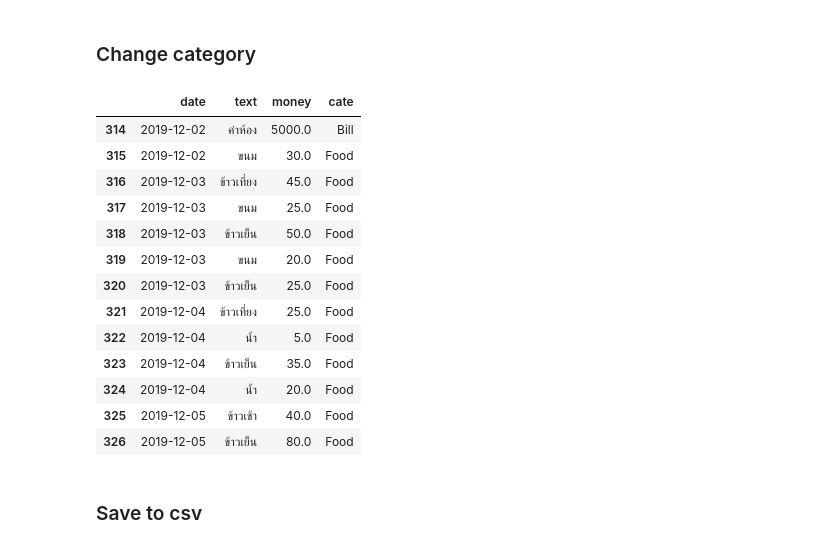
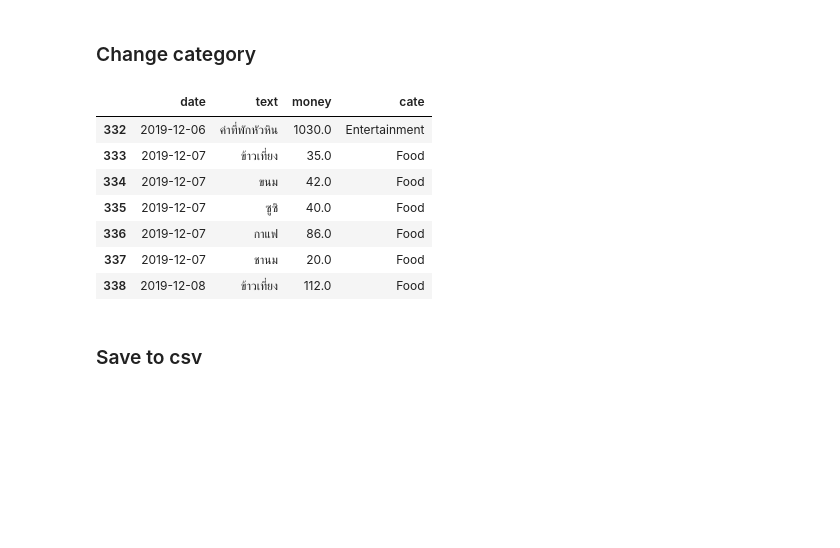
Before and after one commit to jakkritsonsanit/ChatBotExpenses, a Jupyter notebook: CollectData.ipynb, the cells around one changed output. Cells and saved outputs as stored; diff of their text form; code cells hidden in the pictures; blank space fills up the shorter version.

```diff
--- a/CollectData.ipynb
+++ b/CollectData.ipynb
@@ -104,24 +104,18 @@ dfe.tail(15)
 ### Change category
 # %%
 t = ['Entertainment', 'Transportation', 'Shopping', 'Food', 'Bill', 'Other']
-n = 314
-dfe.at[n, 'cate'] = t[-2]
+n = 332
+dfe.at[n, 'cate'] = t[0]
 dfe.iloc[n:]
 # %% [output]
 |  | date | text | money | cate |
-| 314 | 2019-12-02 | ค่าห้อง | 5000.0 | Bill |
-| 315 | 2019-12-02 | ขนม | 30.0 | Food |
-| 316 | 2019-12-03 | ข้าวเที่ยง | 45.0 | Food |
-| 317 | 2019-12-03 | ขนม | 25.0 | Food |
-| 318 | 2019-12-03 | ข้าวเย็น | 50.0 | Food |
-| 319 | 2019-12-03 | ขนม | 20.0 | Food |
-| 320 | 2019-12-03 | ข้าวเย็น | 25.0 | Food |
-| 321 | 2019-12-04 | ข้าวเที่ยง | 25.0 | Food |
-| 322 | 2019-12-04 | น้ำ | 5.0 | Food |
-| 323 | 2019-12-04 | ข้าวเย็น | 35.0 | Food |
-| 324 | 2019-12-04 | น้ำ | 20.0 | Food |
-| 325 | 2019-12-05 | ข้าวเช้า | 40.0 | Food |
-| 326 | 2019-12-05 | ข้าวเย็น | 80.0 | Food |
+| 332 | 2019-12-06 | ค่าที่พักหัวหิน | 1030.0 | Entertainment |
+| 333 | 2019-12-07 | ข้าวเที่ยง | 35.0 | Food |
+| 334 | 2019-12-07 | ขนม | 42.0 | Food |
+| 335 | 2019-12-07 | ซูซิ | 40.0 | Food |
+| 336 | 2019-12-07 | กาแฟ | 86.0 | Food |
+| 337 | 2019-12-07 | ชานม | 20.0 | Food |
+| 338 | 2019-12-08 | ข้าวเที่ยง | 112.0 | Food |
 # %% [markdown]
 ### Save to csv
 # %%
```
Also changed, not shown: parts of 15 cells of this notebook, 1 other file.
